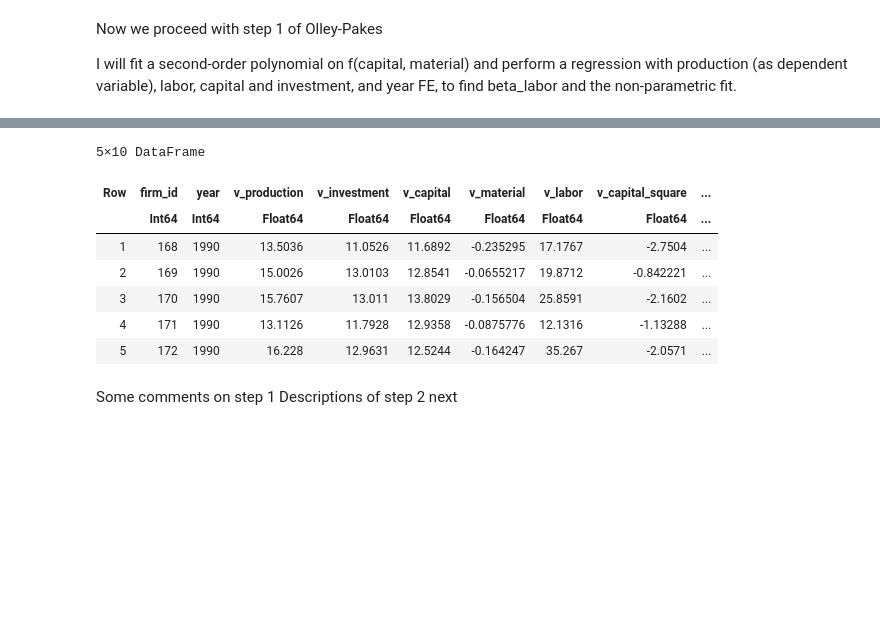
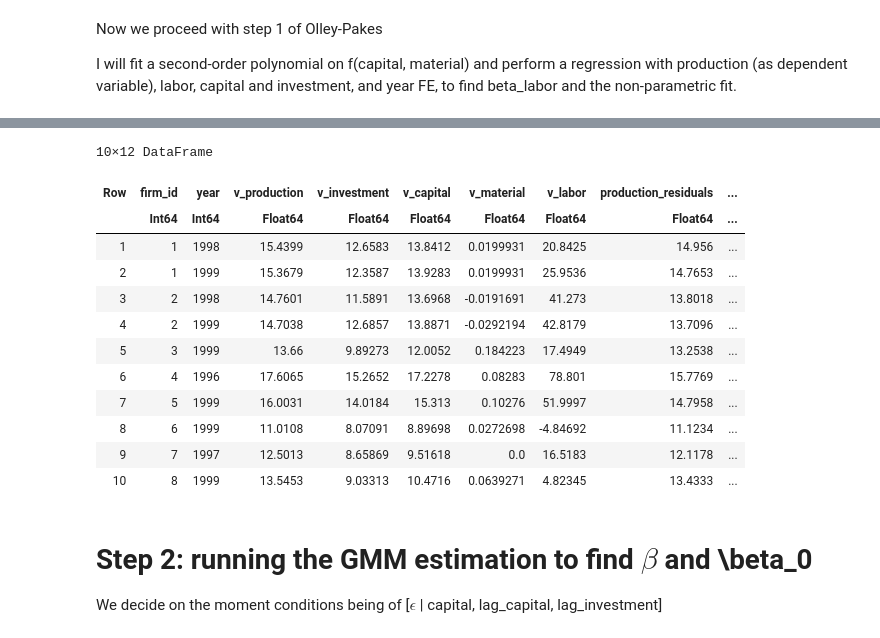
Before and after one commit to JackHiNguyen/models, a Jupyter notebook: Production estimation/OP.ipynb, the cells around one changed output, grey strips where cells are left out. Drawn from its saved outputs; the diff is of its cells as text; code cells hidden in the pictures; blank space fills up the shorter version.

```diff
--- a/Production estimation/OP.ipynb
+++ b/Production estimation/OP.ipynb
@@ -15,12 +16,13 @@ using Optim
 # %%
-# import and browse dataset
+# Step 0: import and browse dataset
 dataset = CSV.read("op_ready.csv", DataFrame)
 
 # first(dataset, 5)
-data_investment_positive = filter(row -> row.v_investment > 0, dataset)
+# remove observations with zero invesment (satisfying invertibility condition)
+data_filtered = filter(row -> row.v_investment > 0, dataset)
 
-data_1990 = filter(row -> row.year == 1990, data_investment_positive)
+# data_1990 = filter(row -> row.year == 1990, data_investment_positive)
 
-# this data of the year 1990 will be one we use for our first estimation
-first(data_1990, 5)
+# # this data of the year 1990 will be one we use for our first estimation
+# first(data_1990, 5)
 # %% [output]
@@ -37,21 +51,42 @@ Now we proceed with step 1 of Olley-Pakes
 
 I will fit a second-order polynomial on f(capital, material) and perform a regression with production (as dependent variable), labor, capital and investment, and year FE, to find beta_labor and the non-parametric fit.
 # %%
-# generating the polynomial terms
-data_1990.v_capital_square = data_1990.v_capital .* data_1990.v_material
-data_1990.v_material_square = data_1990.v_material .* data_1990.v_material
+# A0: generating the polynomial terms
+data_filtered.v_capital_square = data_filtered.v_capital .* data_filtered.v_investment
+data_filtered.v_investment_square = data_filtered.v_investment .* data_filtered.v_investment
 
 # display(first(data_1990, 5))
 
-step1_1990 = lm(@formula(v_production ~ v_labor + v_capital + v_material + v_capital_square + v_material_square), data_1990)
+# A1: running the step 1 regression
+step1 = lm(@formula(v_production ~ v_labor + v_capital + v_capital_square + v_investment + v_investment_square), data_filtered)
 
-display(step1_1990) #print out the labor coefficient
+display(step1) #print out the labor coefficient
 
-β_labor = coef(step1_1990)[2]
+β_labor = coef(step1)[2]
 
-data_1990.production_residuals = data_1990.v_production - β_labor * data_1990.v_labor
+# B0: calculating the necessary variables for step 2
+# calculating residualized production without labor
+data_filtered.production_residuals = data_filtered.v_production - β_labor * data_filtered.v_labor
 
-display(first(data_1990, 5))
+# calculating predicted phi
+data_filtered.predicted_phi = (coef(step1)[1] .+ data_filtered.v_capital .* coef(step1)[3] .+
+                             data_filtered.v_capital_square .* coef(step1)[4] .+ data_filtered.v_investment .* coef(step1)[5] .+
+                             data_filtered.v_investment_square .* coef(step1)[6] )
+
+# now we delete the old variables
+select!(data_filtered, Not([:v_investment_square, :v_capital_square]))
+
+# B0: now we calculate the lagged phi needed for step 2: lag_phi and lag_capital
+sort!(data_filtered, [:firm_id, :year])
+transform!(groupby(data_filtered, :firm_id), :v_capital => (x -> lag(x, 1)) => :lag_capital) #generate capital lag variable
+transform!(groupby(data_filtered, :firm_id), :predicted_phi => (x -> lag(x, 1)) => :lag_phi) # generate phi lag variable
+transform!(groupby(data_filtered, :firm_id), :v_investment => (x -> lag(x, 1)) => :lag_invesment) # generate phi lag variable
+
+# then remove observations where we miss any one of the variables
+data_filtered = dropmissing(data_filtered, [:lag_capital, :lag_phi, :lag_invesment])
+
+# display the dataset now ready for step 2's GMM
+display(first(data_filtered, 10))
 # %% [output]
 StatsModels.TableRegressionModel{LinearModel{GLM.LmResp{Vector{Float64}}, GLM.DensePredChol{Float64, CholeskyPivoted{Float64, Matrix{Float64}, Vector{Int64}}}}, Matrix{Float64}}
 
@@ -71,11 +106,17 @@ v_material_square  -2.05393    2.25933     -0.91    0.3637  -6.49253    2.38467
-5×10 DataFrame
+10×12 DataFrame
-| Row | firm_id | year | v_production | v_investment | v_capital | v_material | v_labor | v_capital_square | ... |
+| Row | firm_id | year | v_production | v_investment | v_capital | v_material | v_labor | production_residuals | ... |
 |  | Int64 | Int64 | Float64 | Float64 | Float64 | Float64 | Float64 | Float64 | ... |
-| 1 | 168 | 1990 | 13.5036 | 11.0526 | 11.6892 | -0.235295 | 17.1767 | -2.7504 | ... |
-| 2 | 169 | 1990 | 15.0026 | 13.0103 | 12.8541 | -0.0655217 | 19.8712 | -0.842221 | ... |
-| 3 | 170 | 1990 | 15.7607 | 13.011 | 13.8029 | -0.156504 | 25.8591 | -2.1602 | ... |
-| 4 | 171 | 1990 | 13.1126 | 11.7928 | 12.9358 | -0.0875776 | 12.1316 | -1.13288 | ... |
-| 5 | 172 | 1990 | 16.228 | 12.9631 | 12.5244 | -0.164247 | 35.267 | -2.0571 | ... |
+| 1 | 1 | 1998 | 15.4399 | 12.6583 | 13.8412 | 0.0199931 | 20.8425 | 14.956 | ... |
+| 2 | 1 | 1999 | 15.3679 | 12.3587 | 13.9283 | 0.0199931 | 25.9536 | 14.7653 | ... |
+| 3 | 2 | 1998 | 14.7601 | 11.5891 | 13.6968 | -0.0191691 | 41.273 | 13.8018 | ... |
+| 4 | 2 | 1999 | 14.7038 | 12.6857 | 13.8871 | -0.0292194 | 42.8179 | 13.7096 | ... |
+| 5 | 3 | 1999 | 13.66 | 9.89273 | 12.0052 | 0.184223 | 17.4949 | 13.2538 | ... |
+| 6 | 4 | 1996 | 17.6065 | 15.2652 | 17.2278 | 0.08283 | 78.801 | 15.7769 | ... |
+| 7 | 5 | 1999 | 16.0031 | 14.0184 | 15.313 | 0.10276 | 51.9997 | 14.7958 | ... |
+| 8 | 6 | 1999 | 11.0108 | 8.07091 | 8.89698 | 0.0272698 | -4.84692 | 11.1234 | ... |
+| 9 | 7 | 1997 | 12.5013 | 8.65869 | 9.51618 | 0.0 | 16.5183 | 12.1178 | ... |
+| 10 | 8 | 1999 | 13.5453 | 9.03313 | 10.4716 | 0.0639271 | 4.82345 | 13.4333 | ... |
 # %% [markdown]
-Some comments on step 1
-Descriptions of step 2 next
+# Step 2: running the GMM estimation to find $\beta$ and \beta_0
+
+We decide on the moment conditions being of [$\epsilon$ | capital, lag_capital, lag_investment]
```
Also changed, not shown: parts of 6 cells of this notebook, 1 other file.
